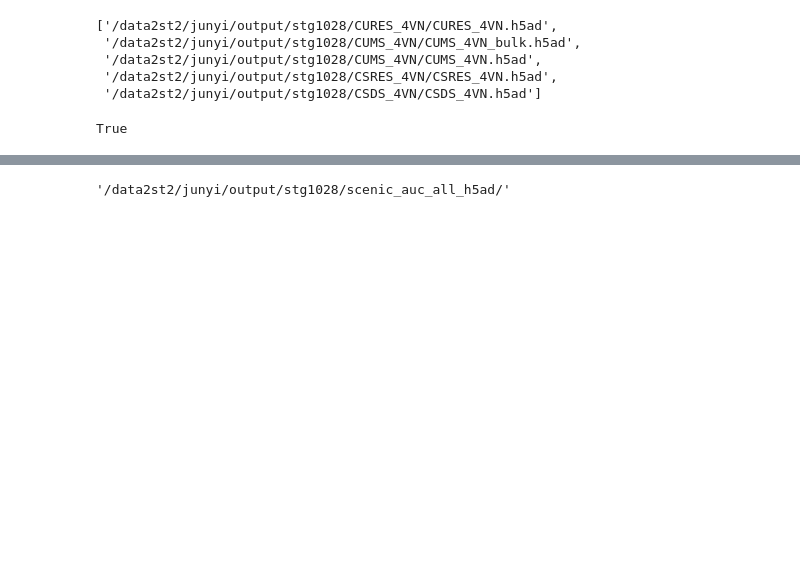
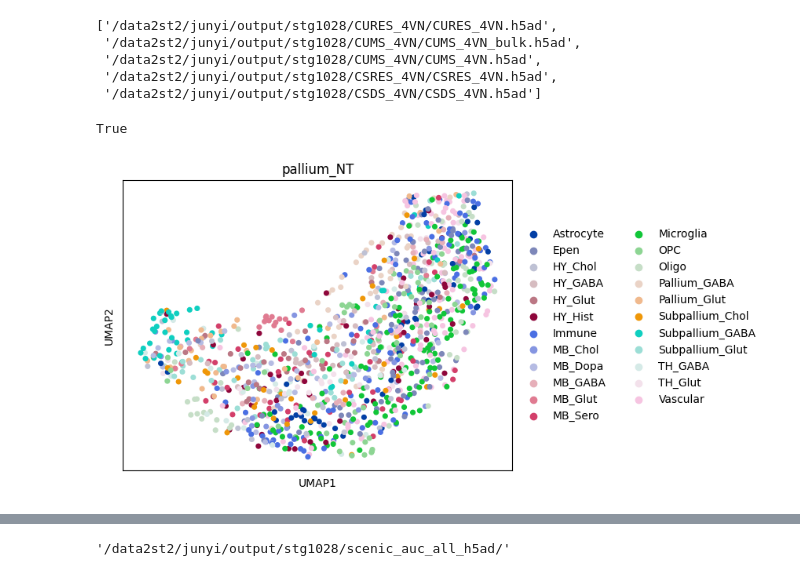
Before and after one commit to juychen/scmmd, a Jupyter notebook: 16snsceniDiffAUC.ipynb, the cells around one changed output, grey strips where cells are left out. Drawn from its saved outputs; the diff is of its cells as text; code cells hidden in the pictures; blank space fills up the shorter version.

```diff
--- a/16snsceniDiffAUC.ipynb
+++ b/16snsceniDiffAUC.ipynb
@@ -146,3 +146,14 @@ else:
     h5ad_dir
     adata_combined.write_h5ad(os.path.join(h5ad_dir,"combined_auc_all.h5ad"))
     adata_combined.obs['celltype.L1'].value_counts()
+# %%
+adata_combined_T = adata_combined.T
+pallium_groups = adata_combined_T.var['pallium_NT'].fillna('NA').astype(str)
+group_means = []
+group_names = []
+for group_name, group_mask in pallium_groups.groupby(pallium_groups).groups.items():
+    group_names.append(group_name)
+    group_mean = np.asarray(adata_combined_T[:, group_mask].X.mean(axis=1)).ravel()
+    group_means.append(group_mean)
+group_means = np.column_stack(group_means)
+adata_combined_T.obs['pallium_NT'] = np.asarray(group_names)[group_means.argmax(axis=1)]
@@ -148,0 +164,4 @@ else:
+# %%
+sc.pl.umap(adata_combined_T,color='pallium_NT')
+# %% [output]
+[figure, added]
```
Also changed, not shown: parts of 6 cells of this notebook, 1 other file.
